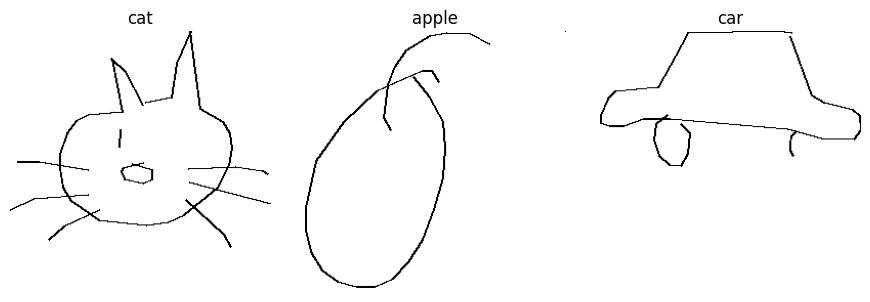
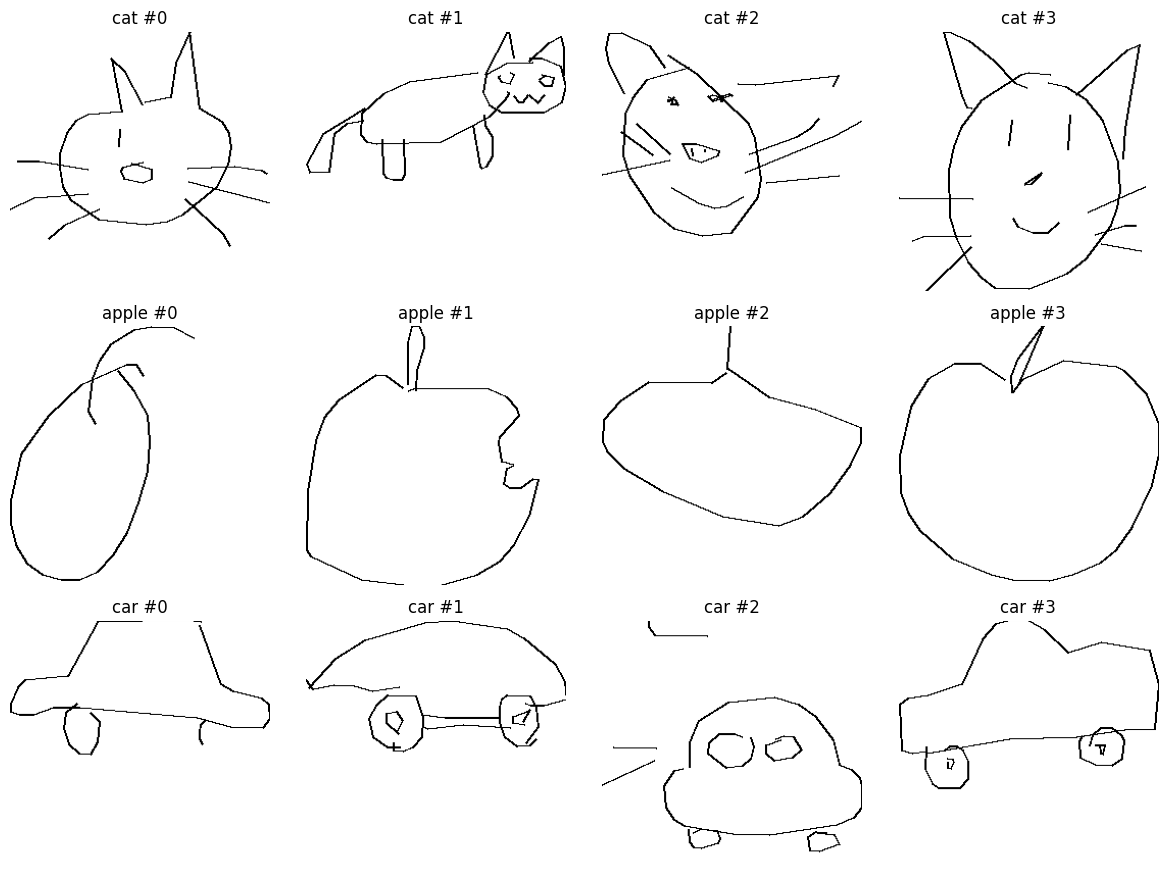
The change to this notebook cell's code, shown as a diff; its figure went from the first image to the second:
--- before
+++ after
@@ -1,10 +1,14 @@
 import matplotlib.pyplot as plt
 
-fig, axes = plt.subplots(1, len(CLASSES), figsize=(9, 3))
-for ax, name in zip(axes, CLASSES):
-    drawing = load_group(name, max_drawings=1).get_drawing(index=0)
-    ax.imshow(drawing.image, cmap="gray")
-    ax.set_title(name)
-    ax.axis("off")
+N = 4  # first N sketches per class
+
+fig, axes = plt.subplots(len(CLASSES), N, figsize=(3 * N, 3 * len(CLASSES)))
+for row, name in enumerate(CLASSES):
+    group = load_group(name, max_drawings=N)
+    for col, drawing in enumerate(group.drawings):
+        ax = axes[row, col]
+        ax.imshow(drawing.image, cmap="gray")
+        ax.axis("off")
+        ax.set_title(f"{name} #{col}")
 plt.tight_layout()
 plt.show()

Commit: init 2